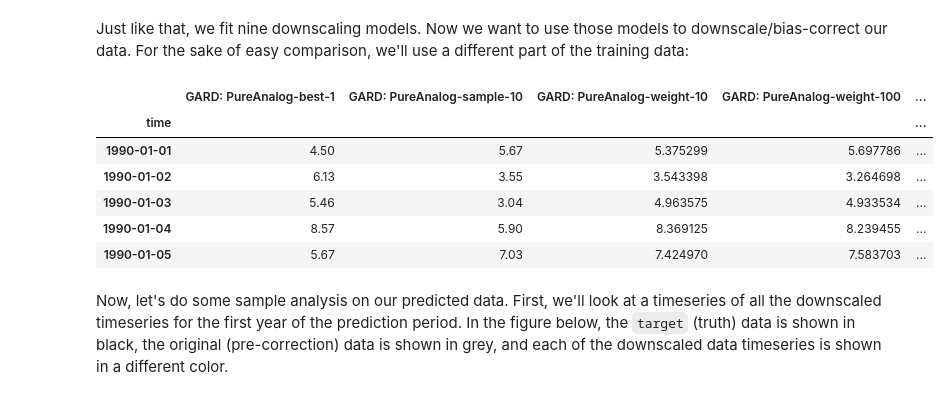
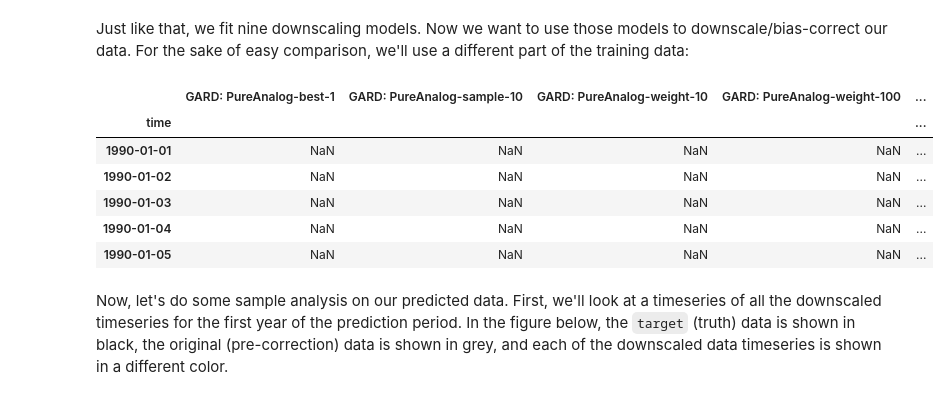
Before and after one commit to pangeo-data/scikit-downscale, a Jupyter notebook: examples/2020ECAHM-scikit-downscale.ipynb, the cells around one changed output. Saved outputs shown, nothing was run; the diff lists cells and outputs as text; code cells hidden in the pictures.

```diff
--- a/examples/2020ECAHM-scikit-downscale.ipynb
+++ b/examples/2020ECAHM-scikit-downscale.ipynb
@@ -378,20 +254,24 @@ Just like that, we fit nine downscaling models. Now we want to use those models
 # %%
 # store predicted results in this dataframe
 predict_df = pd.DataFrame(index=X_predict.index)
 
 for key, model in models.items():
-    predict_df[key] = model.predict(X_predict)
+    result = model.predict(X_predict)
+    if isinstance(result, pd.DataFrame) and 'gard' in key.lower():
+        predict_df[key] = result['pred']
+    else:
+        predict_df[key] = result
 
 # show a table of the predicted data
 display(predict_df.head())
 # %% [output]
 |  | GARD: PureAnalog-best-1 | GARD: PureAnalog-sample-10 | GARD: PureAnalog-weight-10 | GARD: PureAnalog-weight-100 | ... |
 | time |  |  |  |  | ... |
-| 1990-01-01 | 4.50 | 5.67 | 5.375299 | 5.697786 | ... |
-| 1990-01-02 | 6.13 | 3.55 | 3.543398 | 3.264698 | ... |
-| 1990-01-03 | 5.46 | 3.04 | 4.963575 | 4.933534 | ... |
-| 1990-01-04 | 8.57 | 5.90 | 8.369125 | 8.239455 | ... |
-| 1990-01-05 | 5.67 | 7.03 | 7.424970 | 7.583703 | ... |
+| 1990-01-01 | NaN | NaN | NaN | NaN | ... |
+| 1990-01-02 | NaN | NaN | NaN | NaN | ... |
+| 1990-01-03 | NaN | NaN | NaN | NaN | ... |
+| 1990-01-04 | NaN | NaN | NaN | NaN | ... |
+| 1990-01-05 | NaN | NaN | NaN | NaN | ... |
 # %% [markdown]
 Now, let's do some sample analysis on our predicted data. First, we'll look at a timeseries of all the downscaled timeseries for the first year of the prediction period. In the figure below, the `target` (truth) data is shown in black, the original (pre-correction) data is shown in grey, and each of the downscaled data timeseries is shown in a different color.
 # %%
```
Also changed, not shown: parts of 18 cells of this notebook, 13 other files.
